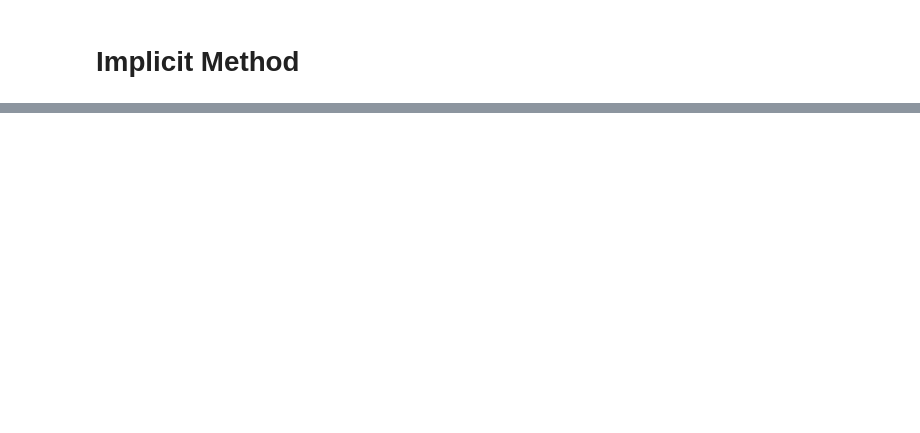
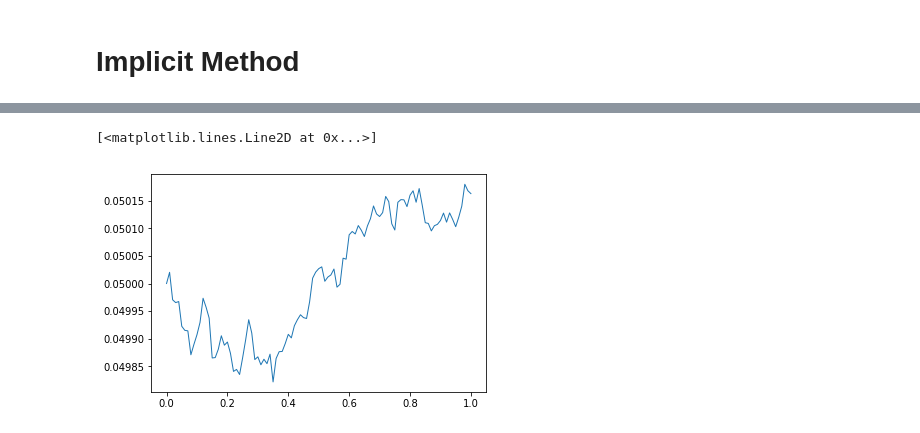
Before and after one commit to tao-yu/cox-ingersoll-ross, a Jupyter notebook: sim/Higham.ipynb, the cells around one changed output, grey strips where cells are left out. Saved outputs shown, nothing was run; the diff lists cells and outputs as text; code cells hidden in the pictures; blank space fills up the shorter version.

```diff
--- a/sim/Higham.ipynb
+++ b/sim/Higham.ipynb
@@ -159,0 +242,13 @@ Using numpy Random Numbers
+# %%
+k = 1
+lamda = 0.05
+theta = 2*k*lamda * 0.01
+
+f = lambda x: k * (lamda - x)
+g = lambda x: theta * np.sqrt(x)
+
+em = solve_em(f, g, lamda, t, W)
+plt.plot(t, em, linewidth=1)
+# %% [output]
+[<matplotlib.lines.Line2D at 0x...>]
+[figure, added]
```
Also changed, not shown: parts of 10 cells of this notebook.
